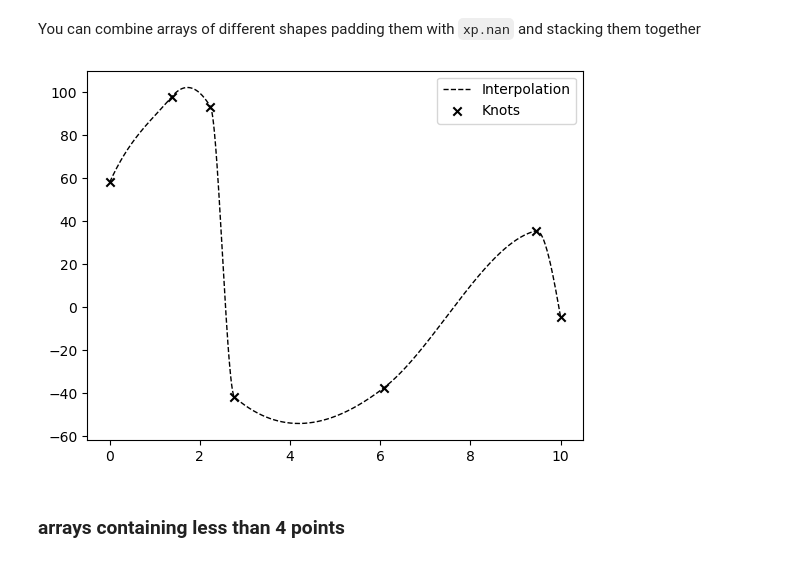
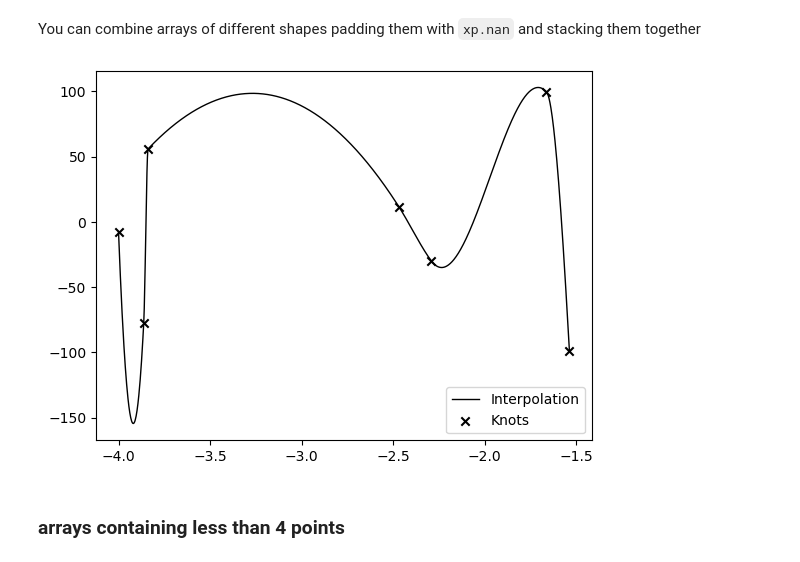
Before and after one commit to asantini29/CudAkima, a Jupyter notebook: examples/tutorial.ipynb, the cells around one changed output. Saved outputs shown, nothing was run; the diff lists cells and outputs as text; code cells hidden in the pictures.

```diff
--- a/examples/tutorial.ipynb
+++ b/examples/tutorial.ipynb
@@ -1,5 +1,5 @@
 # %%
-use_gpu = True # Set to False to use CPU
+use_gpu = False # Set to False to use CPU
 dev = str(2)
 
 import os
@@ -26,3 +26,5 @@ else:
 import numpy as np
 import matplotlib.pyplot as plt
 from cudakima import AkimaInterpolant1D
+
+import scipy
@@ -57,6 +60,24 @@ y = xp.random.random(size=(nrealizations, npoints)) * (ymax - ymin) + ymin
 
 # Define the x values to interpolate
 xinterp = xp.linspace(xmin, xmax, 1000)
+# %%
+# Generate some random data
+xmin, xmax = -4, np.log10(2.9e-2) # X Domain
+ymin, ymax = -100, 100 # Y Domain
+npoints = 10 # Number of points
+nrealizations = 100 # Number of realizations
+
+x = xp.random.random(size=(nrealizations, npoints)) * (xmax - xmin) + xmin
+# Make sure the first and last points are the same
+x[:, 0] = xmin
+x[:, -1] = xmax
+y = xp.random.random(size=(nrealizations, npoints)) * (ymax - ymin) + ymin
+
+y = scipy.stats.truncnorm(loc=0, scale=0.1, a=-3, b=3).rvs(size=(nrealizations, npoints))
+
+
+# Define the x values to interpolate
+xinterp = xp.linspace(xmin, xmax, 1000)
 # %%
 result = interp(xinterp, x, y)
 # %%
@@ -93,13 +116,13 @@ result = interp(xinterp, x, y)
 # %%
 realization = 0
 
-plt.plot(to_cpu(xinterp), to_cpu(result)[realization], c='k', ls = '--', lw=1, label='Interpolation')
+plt.plot(to_cpu(xinterp), to_cpu(result)[realization], c='k', ls = '-', lw=1, label='Interpolation')
 plt.scatter(to_cpu(x)[realization], to_cpu(y)[realization], marker='x', c='k', label='Knots')
 
 plt.legend()
 plt.show()
 # %% [output]
-[figure, old version]
+[figure, new version]
 # %% [markdown]
 ### arrays containing less than 4 points
 # %% [markdown]
```
Also changed, not shown: parts of 9 cells of this notebook, 1 other file.
